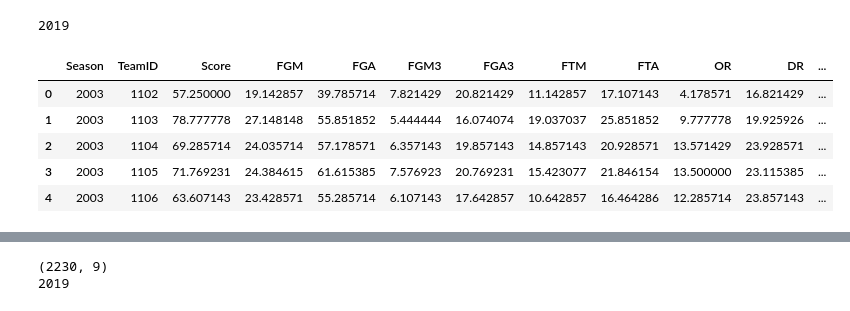
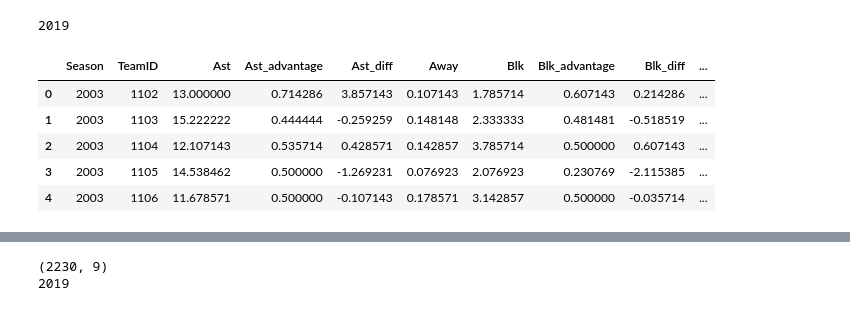
Before and after one commit to lucabasa/kaggle_competitions, a Jupyter notebook: marc_madness/03_prepare_data.ipynb, the cells around one changed output, grey strips where cells are left out. Saved outputs shown, nothing was run; the diff lists cells and outputs as text; code cells hidden in the pictures.

Commit message:
added ranks and big games

```diff
--- a/marc_madness/03_prepare_data.ipynb
+++ b/marc_madness/03_prepare_data.ipynb
@@ -19,20 +19,20 @@ rank = 'data/raw_men/MDataFiles_Stage1/MMasseyOrdinals.csv'
 save_loc = 'data/processed_men/'
 # %%
 reg = pd.read_csv(regular_season)
-reg = process_details(reg)
+reg = process_details(reg, rank)
 reg.to_csv(save_loc + 'game_details_regular_extended.csv', index=False)
 regular_stats = full_stats(reg)
 print(regular_stats.Season.max())
 
 regular_stats.head()
 # %% [output]
 2019
-|  | Season | TeamID | Score | FGM | FGA | FGM3 | FGA3 | FTM | FTA | OR | DR | ... |
-| 0 | 2003 | 1102 | 57.250000 | 19.142857 | 39.785714 | 7.821429 | 20.821429 | 11.142857 | 17.107143 | 4.178571 | 16.821429 | ... |
-| 1 | 2003 | 1103 | 78.777778 | 27.148148 | 55.851852 | 5.444444 | 16.074074 | 19.037037 | 25.851852 | 9.777778 | 19.925926 | ... |
-| 2 | 2003 | 1104 | 69.285714 | 24.035714 | 57.178571 | 6.357143 | 19.857143 | 14.857143 | 20.928571 | 13.571429 | 23.928571 | ... |
-| 3 | 2003 | 1105 | 71.769231 | 24.384615 | 61.615385 | 7.576923 | 20.769231 | 15.423077 | 21.846154 | 13.500000 | 23.115385 | ... |
-| 4 | 2003 | 1106 | 63.607143 | 23.428571 | 55.285714 | 6.107143 | 17.642857 | 10.642857 | 16.464286 | 12.285714 | 23.857143 | ... |
+|  | Season | TeamID | Ast | Ast_advantage | Ast_diff | Away | Blk | Blk_advantage | Blk_diff | ... |
+| 0 | 2003 | 1102 | 13.000000 | 0.714286 | 3.857143 | 0.107143 | 1.785714 | 0.607143 | 0.214286 | ... |
+| 1 | 2003 | 1103 | 15.222222 | 0.444444 | -0.259259 | 0.148148 | 2.333333 | 0.481481 | -0.518519 | ... |
+| 2 | 2003 | 1104 | 12.107143 | 0.535714 | 0.428571 | 0.142857 | 3.785714 | 0.500000 | 0.607143 | ... |
+| 3 | 2003 | 1105 | 14.538462 | 0.500000 | -1.269231 | 0.076923 | 2.076923 | 0.230769 | -2.115385 | ... |
+| 4 | 2003 | 1106 | 11.678571 | 0.500000 | -0.107143 | 0.178571 | 3.142857 | 0.500000 | -0.035714 | ... |
 # %%
 play = pd.read_csv(playoff)
 play = process_details(play)
```
Also changed, not shown: parts of 10 cells of this notebook, 2 other files.
